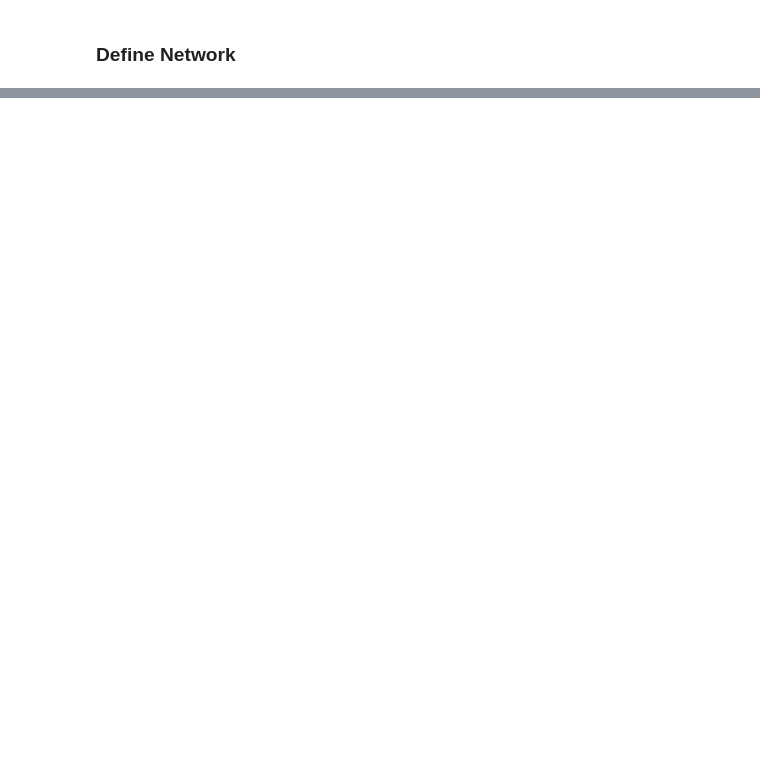
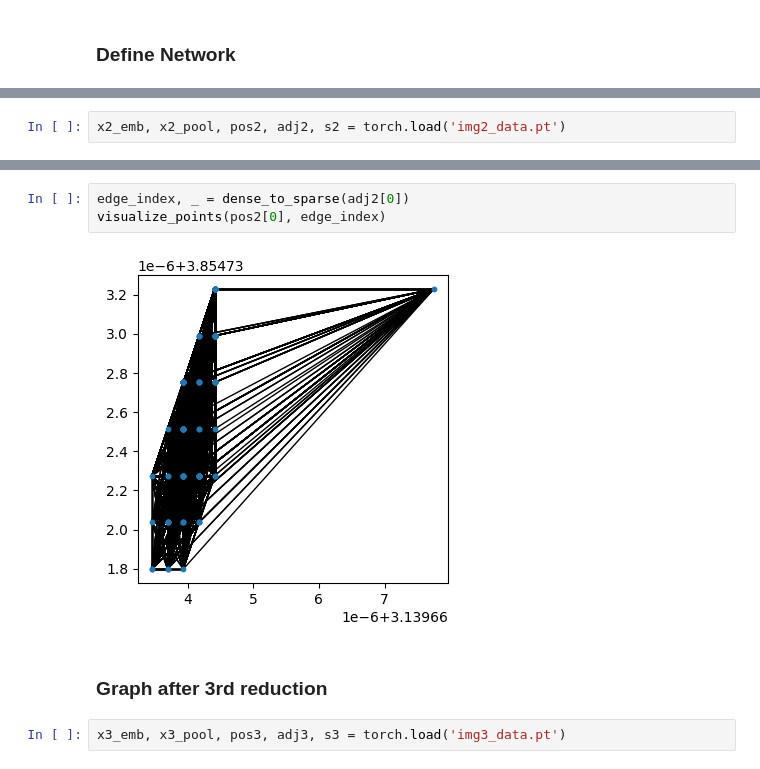
Before and after one commit to DavidGraber/Protein-Interaction-Prediction-with-GCNs, a Jupyter notebook: model_diffpool_simple.ipynb, the cells around one changed output, grey strips where cells are left out. Drawn from its saved outputs; the diff is of its cells as text; blank space fills up the shorter version.

```diff
--- a/model_diffpool_simple.ipynb
+++ b/model_diffpool_simple.ipynb
@@ -409,0 +483,2 @@ tensor([[ 3.8960,  3.0843,  3.9537,  ...,  3.9036,  3.0843,  7.9758],
+# %%
+x2_emb, x2_pool, pos2, adj2, s2 = torch.load('img2_data.pt')
@@ -409,0 +572,9 @@ tensor([[ 3.8960,  3.0843,  3.9537,  ...,  3.9036,  3.0843,  7.9758],
+# %%
+edge_index, _ = dense_to_sparse(adj2[0])
+visualize_points(pos2[0], edge_index)
+# %% [output]
+[figure, added]
+# %% [markdown]
+### Graph after 3rd reduction
+# %%
+x3_emb, x3_pool, pos3, adj3, s3 = torch.load('img3_data.pt')
```
Also changed, not shown: parts of 53 cells of this notebook.
